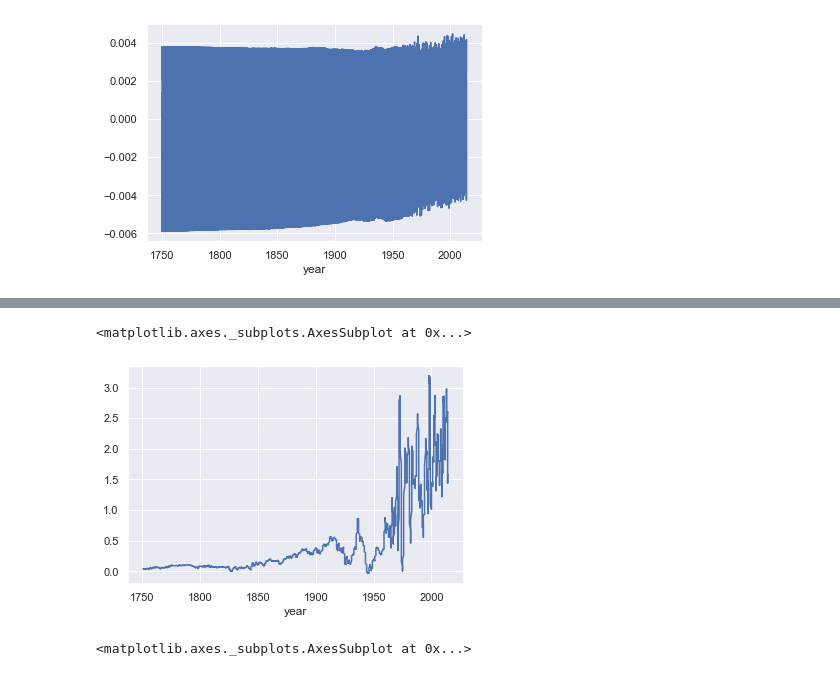
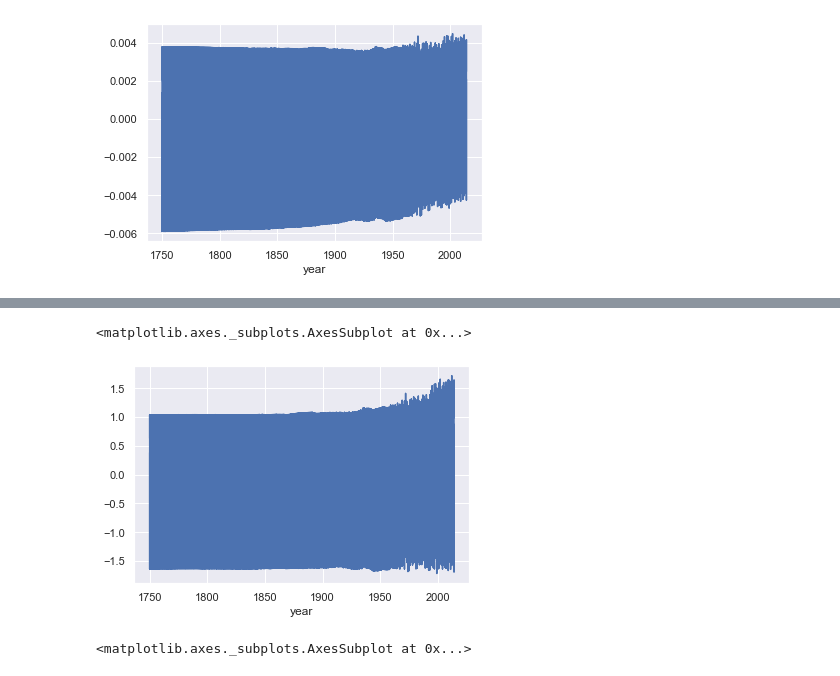
Before and after one commit to RicardoLeaoS/global-warming, a Jupyter notebook: co2_concentration_stats.ipynb, the cells around one changed output, grey strips where cells are left out. Saved outputs shown, nothing was run; the diff lists cells and outputs as text; code cells hidden in the pictures.

```diff
--- a/explorint_co2_concentration.ipynb
+++ b/co2_concentration_stats.ipynb
@@ -314,8 +287,8 @@ co2_data['data_mean_global'].pct_change().plot()
 # %%
-co2_data['data_mean_global'].diff(12).plot()
+co2_data['data_mean_global'].diff(1).plot()
 # %% [output]
 <matplotlib.axes._subplots.AxesSubplot at 0x...>
-[figure, old version]
+[figure, new version]
 # %%
 np.log(co2_data['data_mean_global']).plot()
 # %% [output]
```
Also changed, not shown: parts of 6 cells of this notebook, 13 other files.
